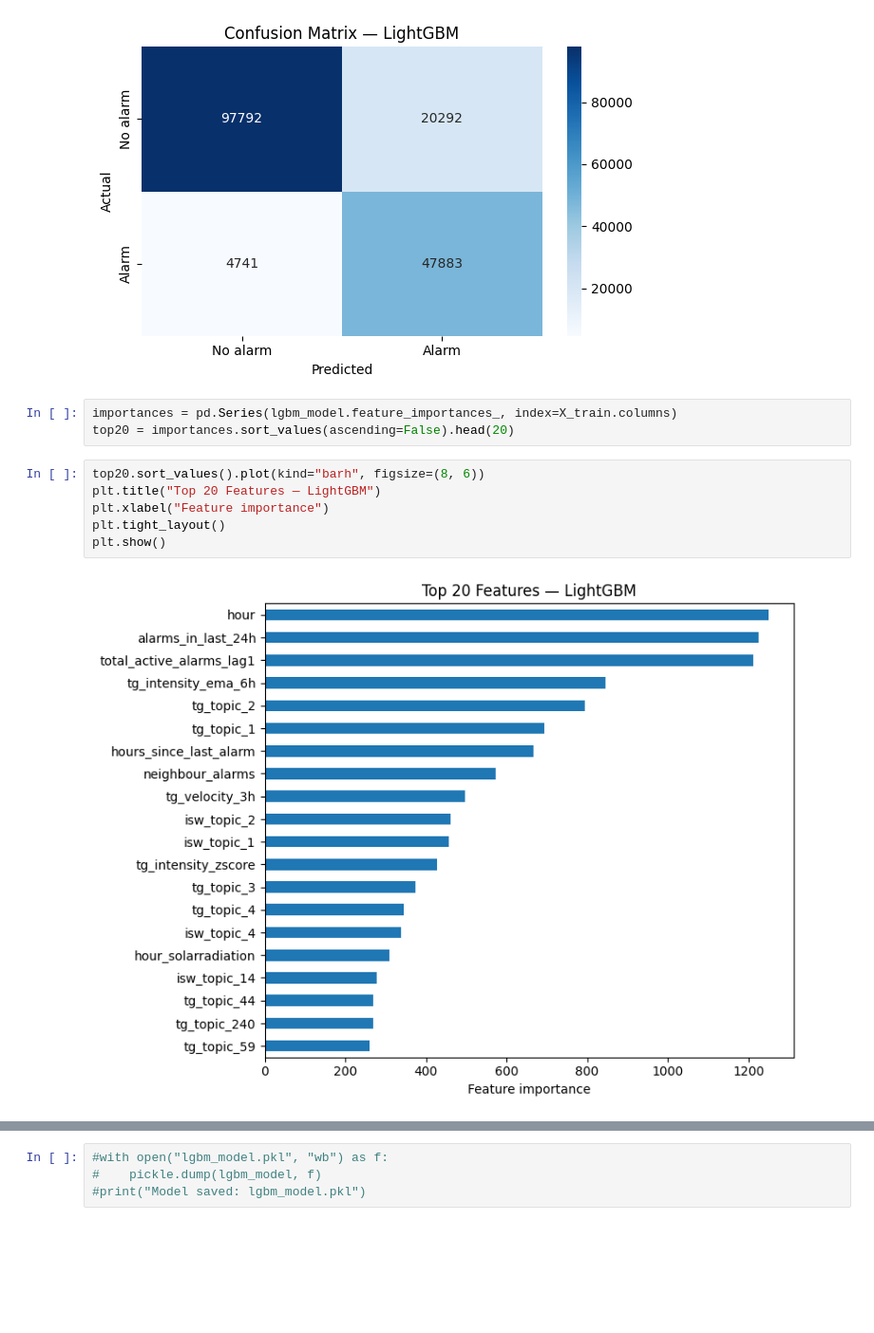
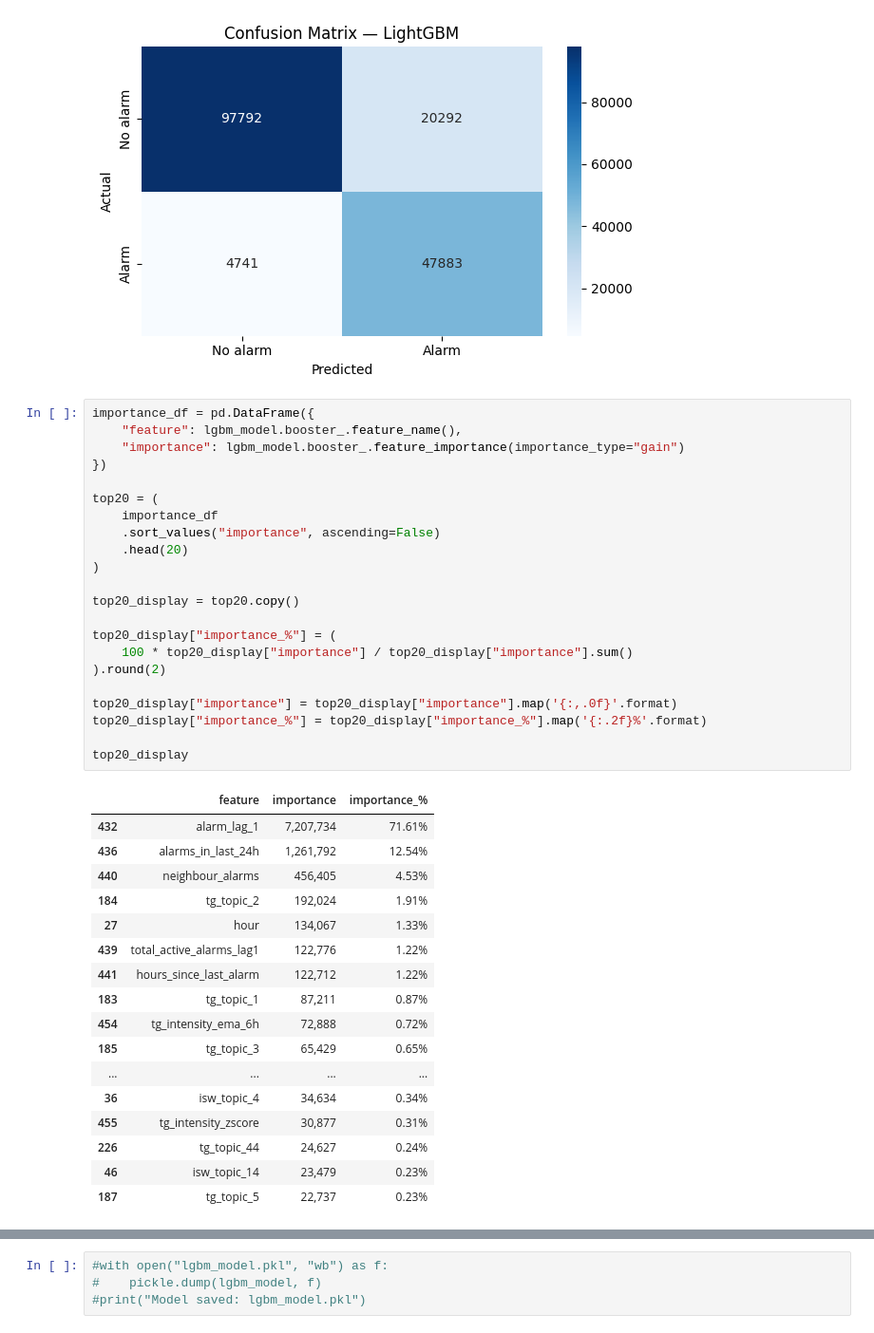
Before and after one commit to khorunzhaviktoriia/war-events-predictor-saas, a Jupyter notebook: forecasting/LightGBM.ipynb, the cells around one changed output, grey strips where cells are left out. Shown at 95% size. Drawn from its saved outputs; the diff is of its cells as text; blank space fills up the shorter version.

```diff
--- a/forecasting/LightGBM.ipynb
+++ b/forecasting/LightGBM.ipynb
@@ -169,14 +177,43 @@ plt.tight_layout()
 plt.show()
 # %% [output]
 [figure]
-# %%
-importances = pd.Series(lgbm_model.feature_importances_, index=X_train.columns)
-top20 = importances.sort_values(ascending=False).head(20)
-# %%
-top20.sort_values().plot(kind="barh", figsize=(8, 6))
-plt.title("Top 20 Features — LightGBM")
-plt.xlabel("Feature importance")
-plt.tight_layout()
-plt.show()
-# %% [output]
-[figure, removed]
+# %%
+importance_df = pd.DataFrame({
+    "feature": lgbm_model.booster_.feature_name(),
+    "importance": lgbm_model.booster_.feature_importance(importance_type="gain")
+})
+
+top20 = (
+    importance_df
+    .sort_values("importance", ascending=False)
+    .head(20)
+)
+
+top20_display = top20.copy()
+
+top20_display["importance_%"] = (
+    100 * top20_display["importance"] / top20_display["importance"].sum()
+).round(2)
+
+top20_display["importance"] = top20_display["importance"].map('{:,.0f}'.format)
+top20_display["importance_%"] = top20_display["importance_%"].map('{:.2f}%'.format)
+
+top20_display
+# %% [output]
+|  | feature | importance | importance_% |
+| 432 | alarm_lag_1 | 7,207,734 | 71.61% |
+| 436 | alarms_in_last_24h | 1,261,792 | 12.54% |
+| 440 | neighbour_alarms | 456,405 | 4.53% |
+| 184 | tg_topic_2 | 192,024 | 1.91% |
+| 27 | hour | 134,067 | 1.33% |
+| 439 | total_active_alarms_lag1 | 122,776 | 1.22% |
+| 441 | hours_since_last_alarm | 122,712 | 1.22% |
+| 183 | tg_topic_1 | 87,211 | 0.87% |
+| 454 | tg_intensity_ema_6h | 72,888 | 0.72% |
+| 185 | tg_topic_3 | 65,429 | 0.65% |
+| ... | ... | ... | ... |
+| 36 | isw_topic_4 | 34,634 | 0.34% |
+| 455 | tg_intensity_zscore | 30,877 | 0.31% |
+| 226 | tg_topic_44 | 24,627 | 0.24% |
+| 46 | isw_topic_14 | 23,479 | 0.23% |
+| 187 | tg_topic_5 | 22,737 | 0.23% |
```
Also changed, not shown: parts of 3 cells of this notebook, 1 other file.
